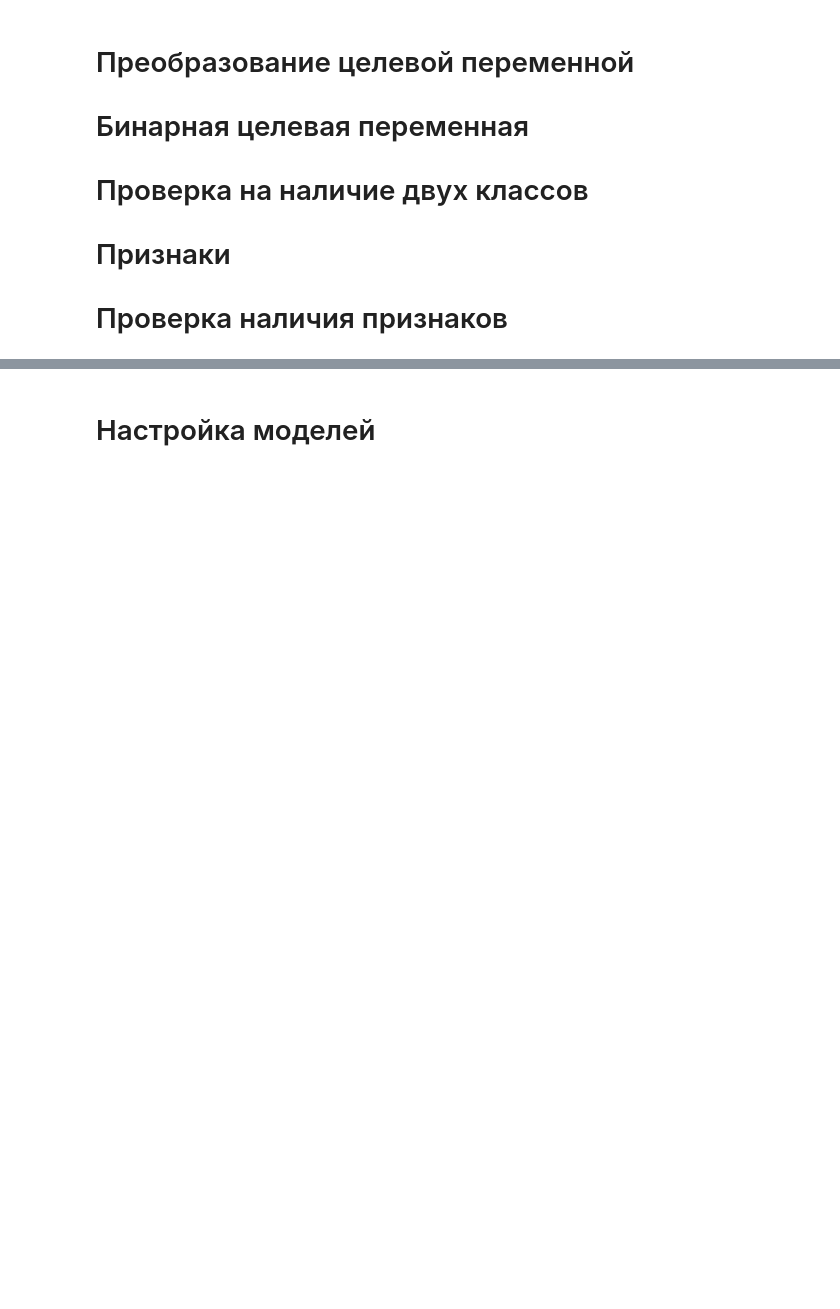
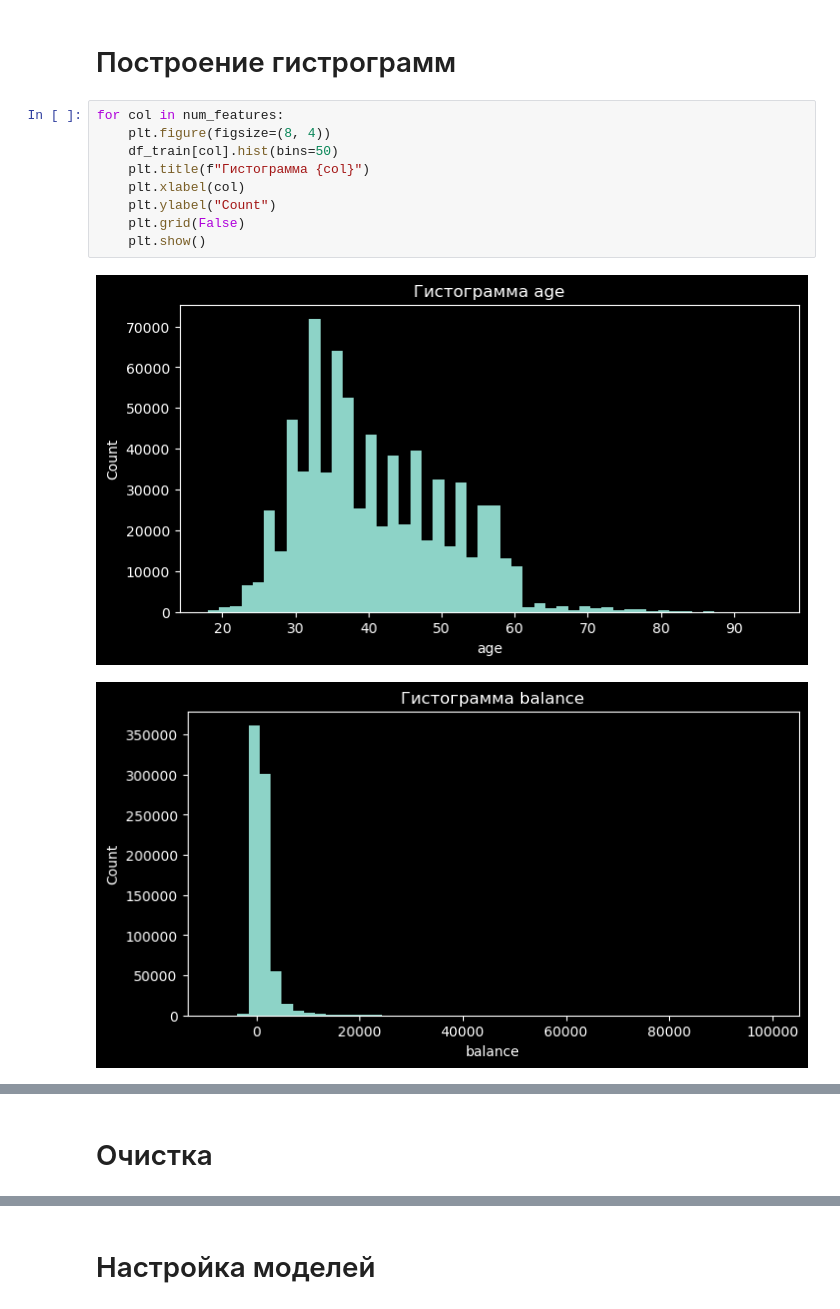
Before and after one commit to alexkorolex/project_dataset_learning_financial_university, a Jupyter notebook: main.ipynb, the cells around one changed output, grey strips where cells are left out. Saved outputs shown, nothing was run; the diff lists cells and outputs as text; blank space fills up the shorter version.

Commit message:
Add histograms, clear massive and balance classes, fix models of learning

```diff
--- a/main.ipynb
+++ b/main.ipynb
@@ -19,13 +24,17 @@ print("Columns:", df_train.columns.tolist())
 # %% [output]
 Shape: (750000, 18)
 Columns: ['id', 'age', 'job', 'marital', 'education', 'default', 'balance', 'housing', 'loan', 'contact', 'day', 'month', 'duration', 'campaign', 'pdays', 'previous', 'poutcome', 'y']
-# %% [markdown]
-# Преобразование целевой переменной
-
-# Бинарная целевая переменная
-
-# Проверка на наличие двух классов
-
-# Признаки
-
-# Проверка наличия признаков
+# %% [markdown]
+# Построение гистрограмм
+# %%
+for col in num_features:
+    plt.figure(figsize=(8, 4))
+    df_train[col].hist(bins=50)
+    plt.title(f"Гистограмма {col}")
+    plt.xlabel(col)
+    plt.ylabel("Count")
+    plt.grid(False)
+    plt.show()
+# %% [output]
+[figure, added]
+[figure, added]
@@ -31,0 +46,2 @@ Columns: ['id', 'age', 'job', 'marital', 'education', 'default', 'balance', 'hou
+# %% [markdown]
+# Очистка
```
Also changed, not shown: parts of 8 cells of this notebook, 5 other files.
